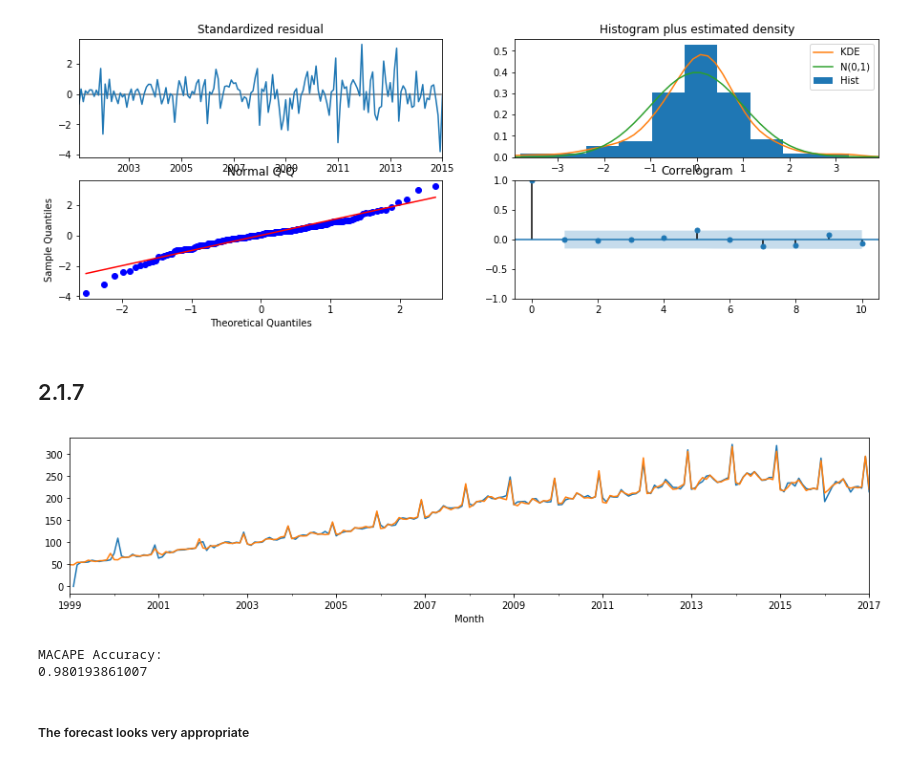
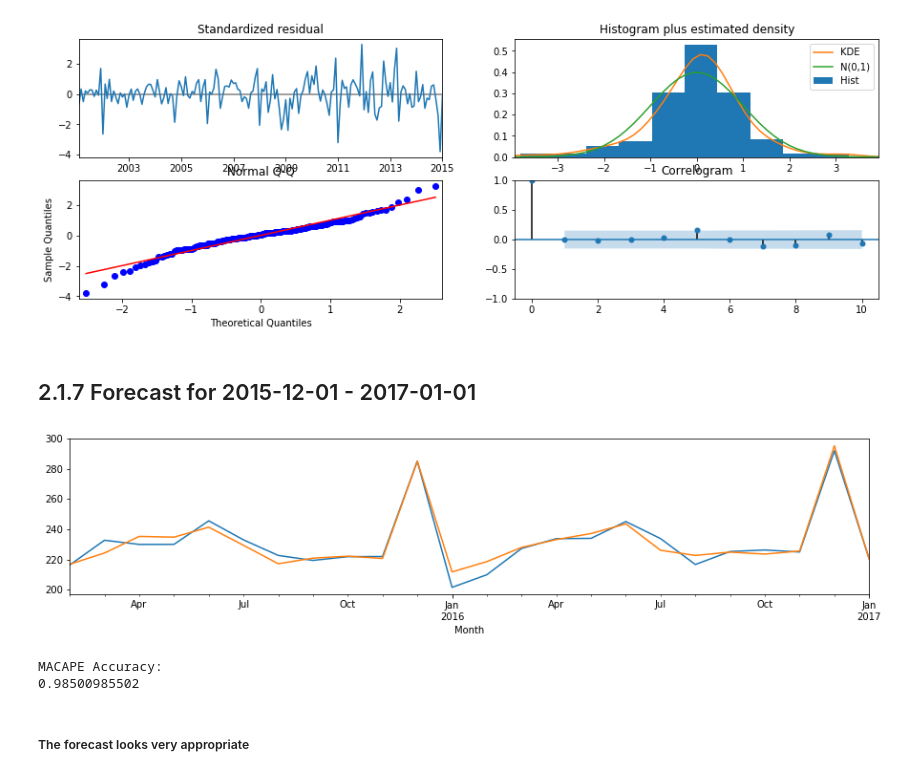
Before and after one commit to DanielBaghdasaryan/TS, a Jupyter notebook: Task for Practice Day 2.ipynb, the cells around one changed output. Drawn from its saved outputs; the diff is of its cells as text; code cells hidden in the pictures.

```diff
--- a/Task for Practice Day 2.ipynb
+++ b/Task for Practice Day 2.ipynb
@@ -138,24 +137,24 @@ plt.show()
 # %% [output]
 [figure]
 # %% [markdown]
-## 2.1.7
+## 2.1.7 Forecast for 2015-12-01 - 2017-01-01
 # %%
-myfit=sm.tsa.statespace.SARIMAX(ts['1999-01-02':], trend='n', order=(1,1,1), seasonal_order=(3,2,1,12)).fit()
+myfit=sm.tsa.statespace.SARIMAX(ts['2010-02-01':], order=(1,1,1), seasonal_order=(3,1,1,12)).fit()
 # %%
 def qualityMACAPE(x,y):
     qlt = (2*(x-y).abs()/(x+y)).replace([np.inf, -np.inf], np.nan)
     return qlt.mean() , (x-y).abs()
 
 
-myfit.get_prediction().predicted_mean.plot(figsize=(15,3))
-ts["Real wage"].plot()
+myfit.get_prediction().predicted_mean['2015-02-01':].plot(figsize=(15,3))
+ts["Real wage"]['2015-02-01':].plot()
 plt.show()
 print("MACAPE Accuracy:")
 print(1-qualityMACAPE(myfit.get_prediction().predicted_mean['2015-02-01':],ts['Real wage']['2015-02-01':])[0])
 # %% [output]
-[figure, old version]
+[figure, new version]
 MACAPE Accuracy:
-0.980193861007
+0.98500985502
 # %% [markdown]
 ##### The forecast looks very appropriate
 # %% [markdown]
```
Also changed, not shown: parts of 10 cells of this notebook.
